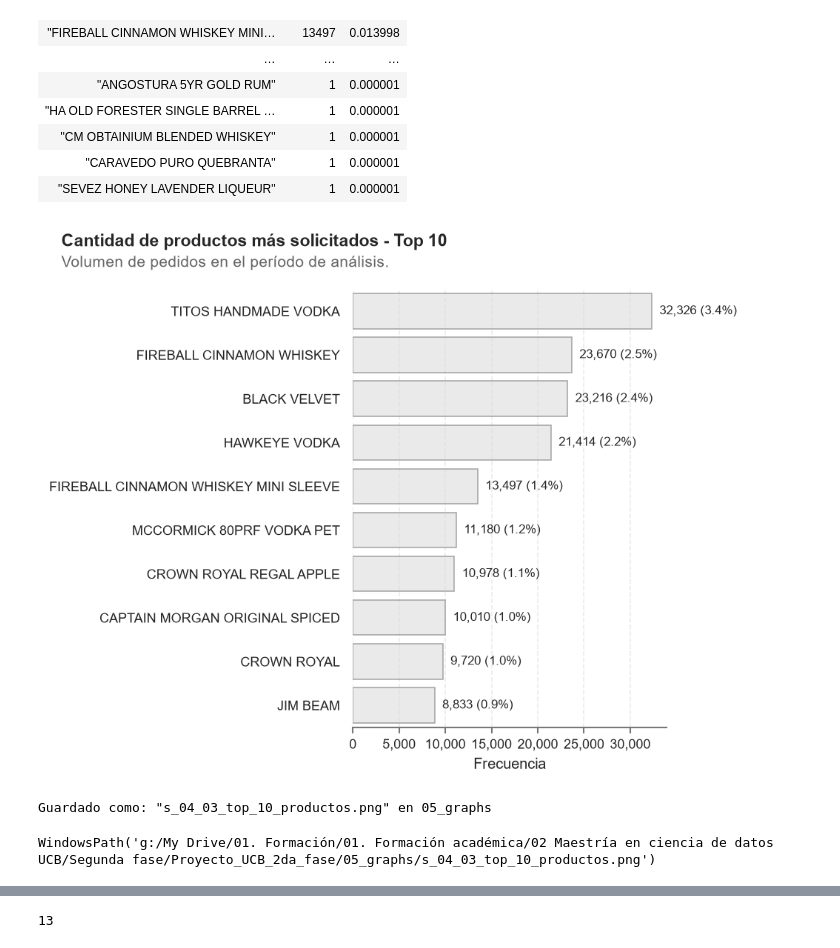
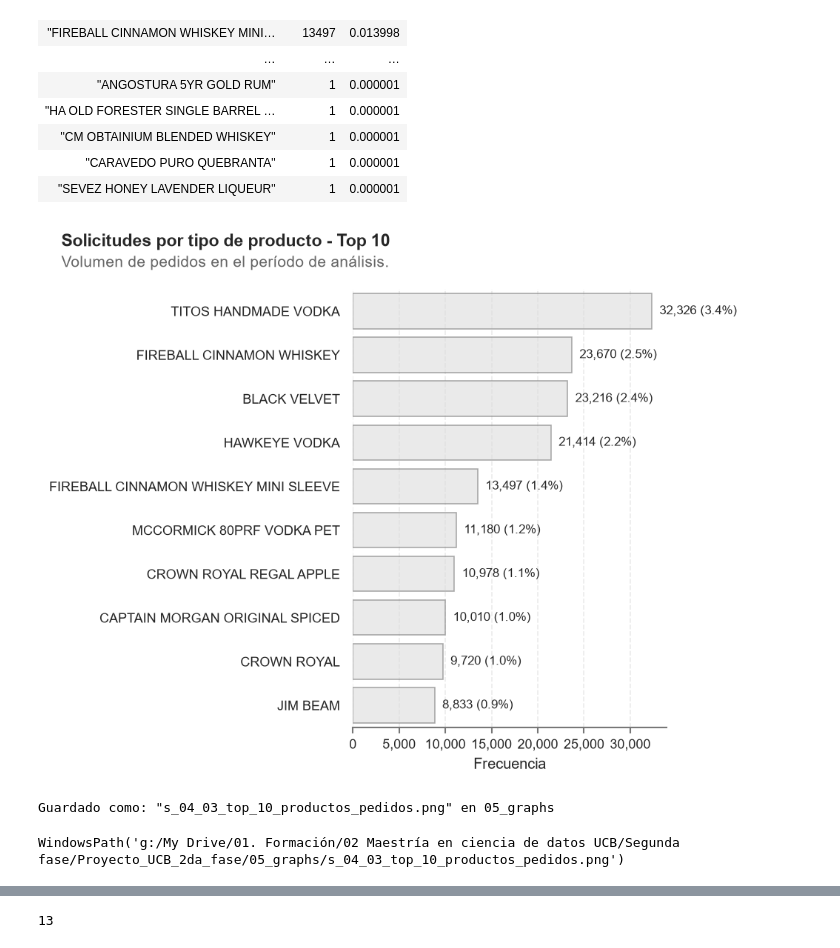
Before and after one commit to charliebrown007/Proyecto_UCB_2da_fase, a Jupyter notebook: 03_scripts/s_04_Fase_02.ipynb, the cells around one changed output, grey strips where cells are left out. Saved outputs shown, nothing was run; the diff lists cells and outputs as text; code cells hidden in the pictures.

```diff
--- a/03_scripts/s_04_Fase_02.ipynb
+++ b/03_scripts/s_04_Fase_02.ipynb
@@ -172,14 +169,14 @@ shape: (3_368, 3)
 # %%
 fn_01.plot_cat_function_01(
     df_param = df_01,
     column_param = 'im_desc',
     calculate_param = 'count_',
     top_param = 10,
-    suptitle_param = 'Cantidad de productos más solicitados - Top 10',
+    suptitle_param = 'Solicitudes por tipo de producto - Top 10',
     text_param = 'Volumen de pedidos en el período de análisis.',
-    file_param = 's_04_03_top_10_productos.png',
+    file_param = 's_04_03_top_10_productos_pedidos.png',
     show_param = True )
 # %% [output]
-[figure, old version]
+[figure, new version]
-Guardado como: "s_04_03_top_10_productos.png" en 05_graphs
+Guardado como: "s_04_03_top_10_productos_pedidos.png" en 05_graphs
-WindowsPath('g:/My Drive/01. Formación/01. Formación académica/02 Maestría en ciencia de datos UCB/Segunda fase/Proyecto_UCB_2da_fase/05_graphs/s_04_03_top_10_productos.png')
+WindowsPath('g:/My Drive/01. Formación/02 Maestría en ciencia de datos UCB/Segunda fase/Proyecto_UCB_2da_fase/05_graphs/s_04_03_top_10_productos_pedidos.png')
```
Also changed, not shown: parts of 12 cells of this notebook, 10 other files.
